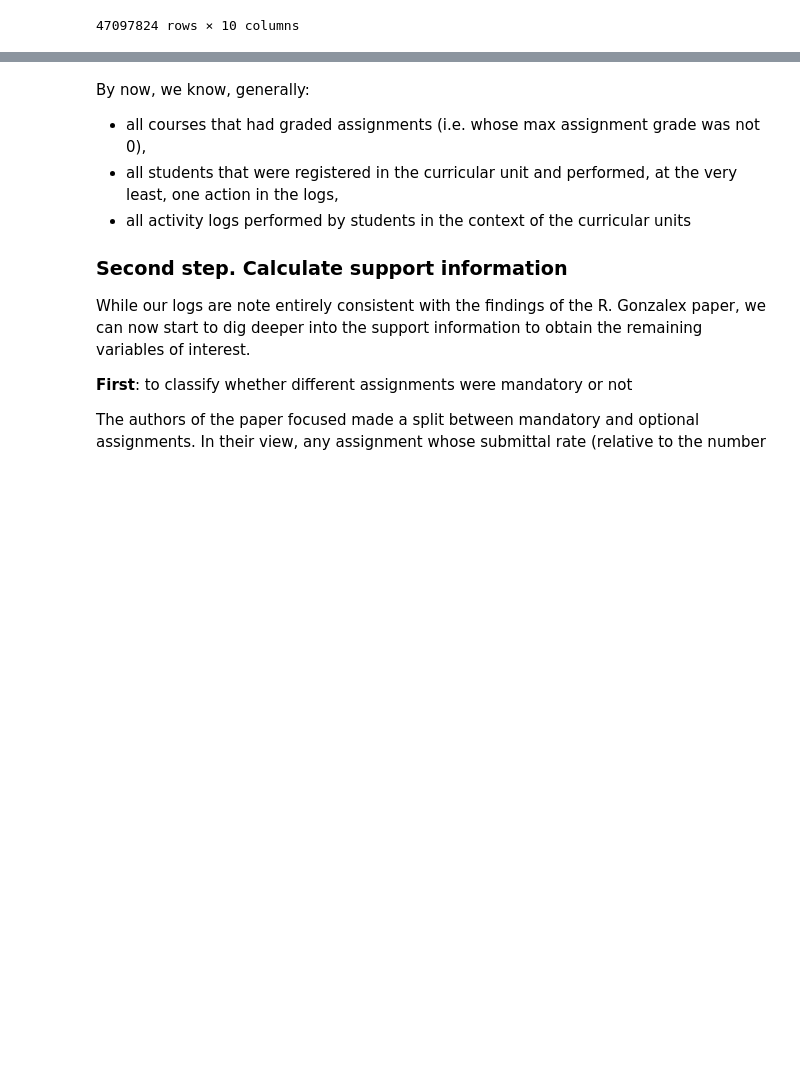
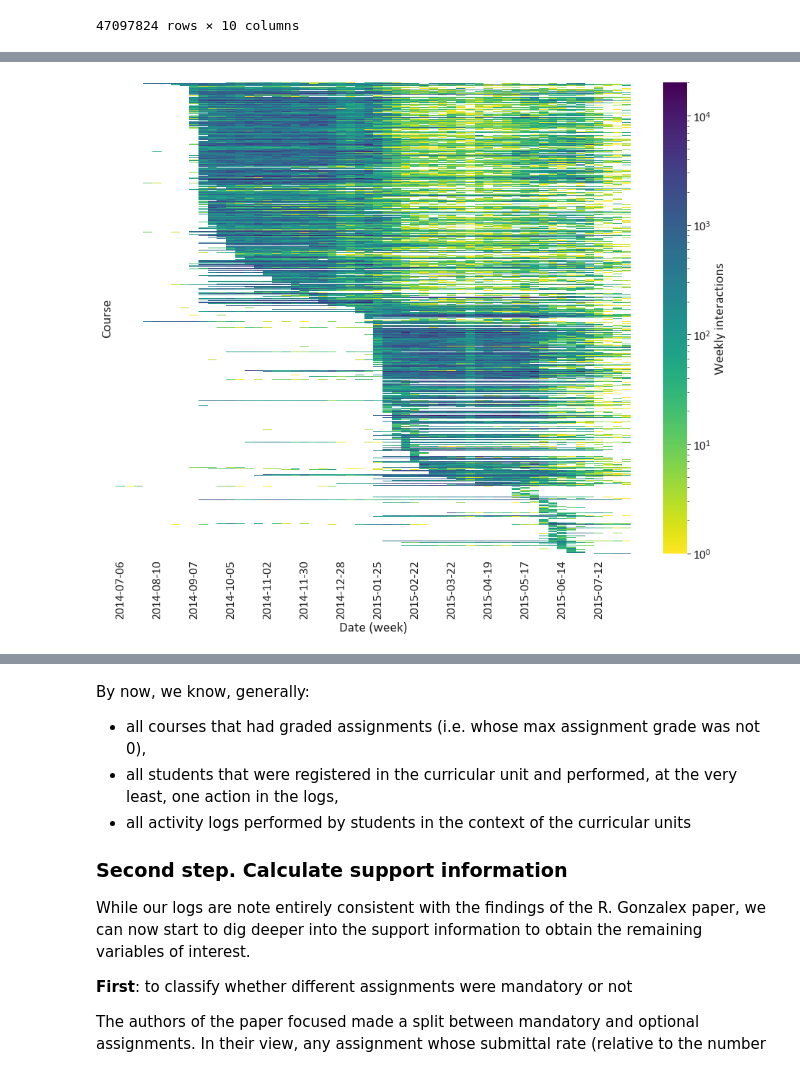
Before and after one commit to RicardoSantos0/timely_accurate_portable, a Jupyter notebook: Notebooks/2.2. Moodle Logs - Understanding and Preprocessing.ipynb, the cells around one changed output, grey strips where cells are left out. Saved outputs shown, nothing was run; the diff lists cells and outputs as text; code cells hidden in the pictures; blank space fills up the shorter version.

Commit message:
updated notebook 2.1 and 2.2
added new images
added target table
continued pre-processing

```diff
--- a/Notebooks/2.2. Moodle Logs - Understanding and Preprocessing.ipynb
+++ b/Notebooks/2.2. Moodle Logs - Understanding and Preprocessing.ipynb
@@ -203,0 +269,26 @@ We can leverage the information contained therein to create the means by which w
+# %%
+#first, we sort the courses by the start date. Then, we'll get the index of each
+sorting_hat = support_table[['courseid', 'startdate']].drop_duplicates().sort_values(by = 'startdate').reset_index(drop = True)
+sorting_hat.reset_index(inplace = True)
+sorting_hat = sorting_hat.set_index('courseid').to_dict()['index']
+
+#Then, when it comes to logs, we aggregate by week
+grouped_data = student_logs.groupby([pd.Grouper(key='time', freq='W'), 'course']).agg({
+                                                                             'action': 'count',
+                                                                             }).reset_index().sort_values('time')
+#change for better reading
+grouped_data['Date (week)'] = grouped_data['time'].astype(str)
+
+#creating pivot table to create heatmap
+grouped_data = grouped_data.pivot_table(index ='course',
+                       columns = 'Date (week)',
+                        values = 'action',
+                       aggfunc =np.sum,
+                        fill_value=np.nan).reset_index().rename(columns = {'course' : 'Course'})
+
+#now, we will sort the courses according to the starting date
+grouped_data['sort'] = grouped_data['Course'].map(sorting_hat)
+grouped_data['Course'] = pd.to_numeric(grouped_data['Course']).astype(int)
+
+#finally we create the pivot_table that we will use to create our heatmap
+grouped_data = grouped_data.set_index('Course', drop = True).sort_values('sort').drop('sort', axis = 1)
@@ -203,0 +312,17 @@ We can leverage the information contained therein to create the means by which w
+# %%
+sns.set_theme(context='paper', style='white', font='Calibri', rc={"figure.figsize":(16, 12)}, font_scale=2)
+
+# Define the date format
+
+#here, we are plotting the first
+heat1 = sns.heatmap(grouped_data, robust=True, norm=LogNorm(), xticklabels= 4, yticklabels= False,
+            cmap = 'viridis_r', cbar_kws={'label': 'Weekly interactions'})
+
+
+fig = heat1.get_figure()
+fig.savefig('../Images/exploratory_course_weekly_clicks_heatmap.png', transparent=True, dpi=300)
+
+#delete to remove from memory
+del fig
+# %% [output]
+[figure, added]
```
Also changed, not shown: parts of 22 cells of this notebook, 3 other files.
